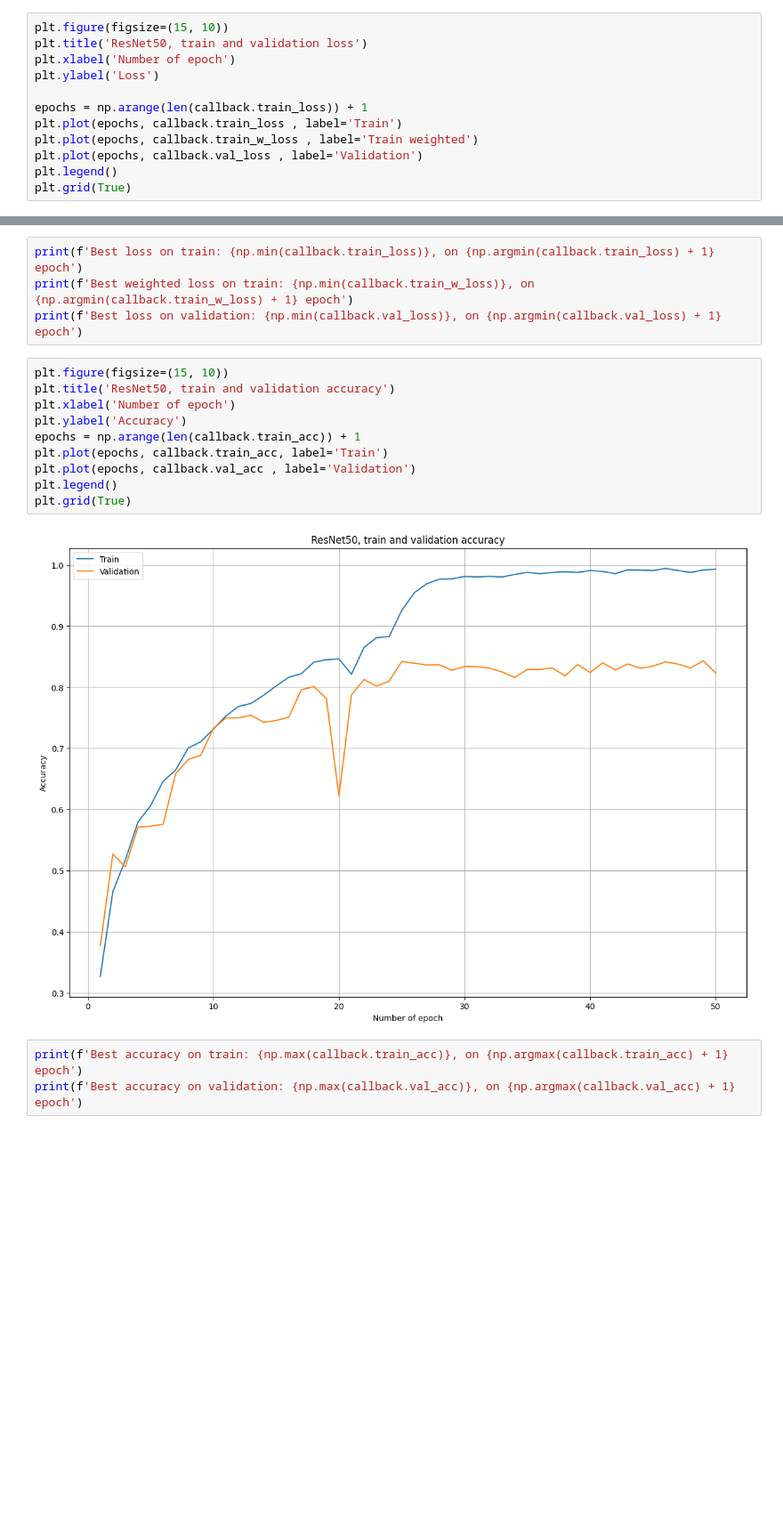
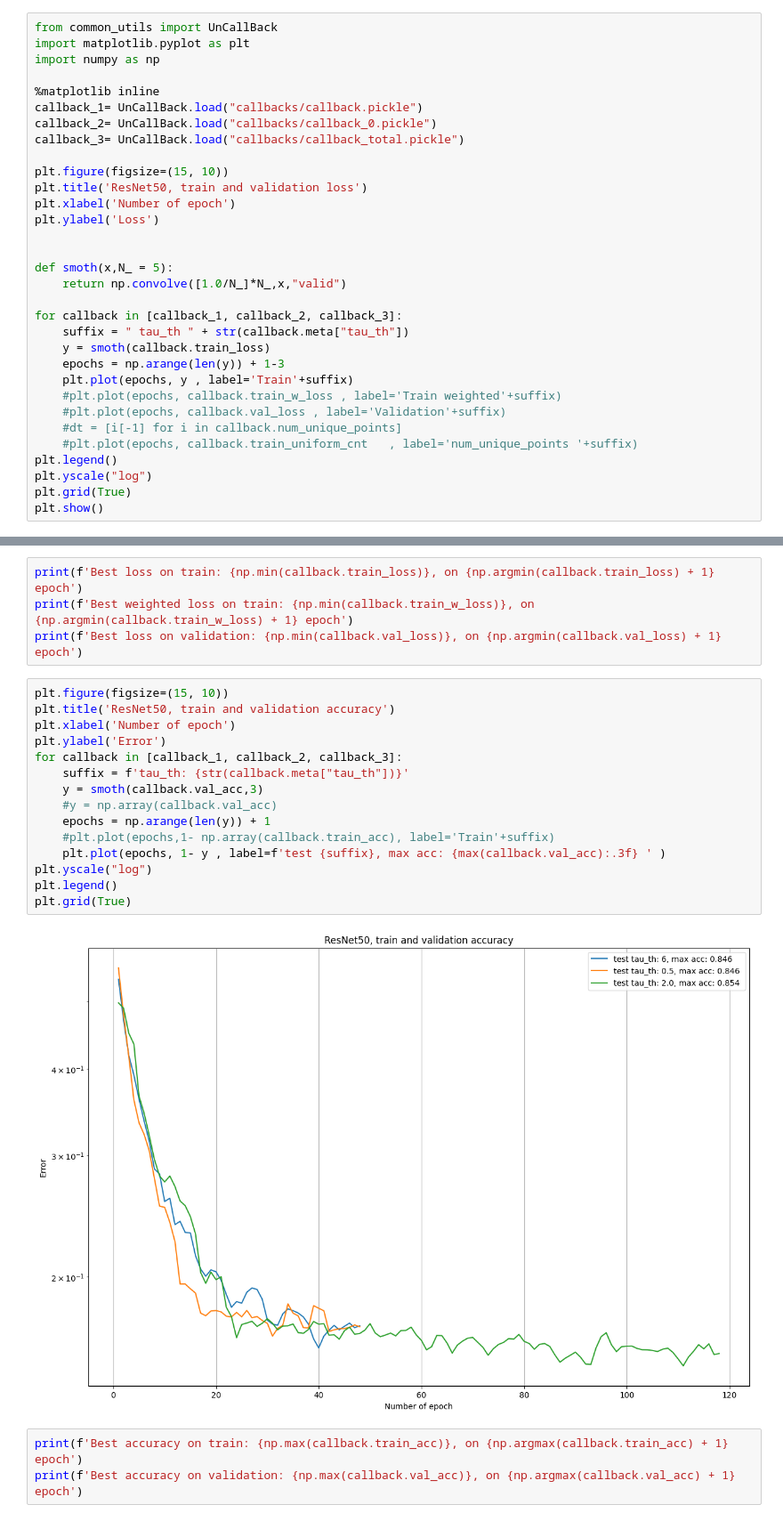
Before and after one commit to Stanpie3/importance_sampling, a Jupyter notebook: ImportanceSamplingMLProject.ipynb, the cells around one changed output, grey strips where cells are left out. Shown at 89% size. Cells and saved outputs as stored; diff of their text form; blank space fills up the shorter version.

```diff
--- a/ImportanceSamplingMLProject.ipynb
+++ b/ImportanceSamplingMLProject.ipynb
@@ -192,15 +189,35 @@ loss, acc = evaluate(model, test_loader, loss_fn)
 print(f'ResNet50, test loss: {loss}')
 print(f'ResNet50, test accuracy: {acc}')
 # %%
+from common_utils import UnCallBack
+import matplotlib.pyplot as plt
+import numpy as np
+
+%matplotlib inline
+callback_1= UnCallBack.load("callbacks/callback.pickle")
+callback_2= UnCallBack.load("callbacks/callback_0.pickle")
+callback_3= UnCallBack.load("callbacks/callback_total.pickle")
+
 plt.figure(figsize=(15, 10))
 plt.title('ResNet50, train and validation loss')
 plt.xlabel('Number of epoch')
 plt.ylabel('Loss')
 
-epochs = np.arange(len(callback.train_loss)) + 1
-plt.plot(epochs, callback.train_loss , label='Train')
-plt.plot(epochs, callback.train_w_loss , label='Train weighted')
-plt.plot(epochs, callback.val_loss , label='Validation')
+
+def smoth(x,N_ = 5):
+    return np.convolve([1.0/N_]*N_,x,"valid")
+
+for callback in [callback_1, callback_2, callback_3]:
+    suffix = " tau_th " + str(callback.meta["tau_th"])
+    y = smoth(callback.train_loss)
+    epochs = np.arange(len(y)) + 1-3
+    plt.plot(epochs, y , label='Train'+suffix)
+    #plt.plot(epochs, callback.train_w_loss , label='Train weighted'+suffix)
+    #plt.plot(epochs, callback.val_loss , label='Validation'+suffix)
+    #dt = [i[-1] for i in callback.num_unique_points]
+    #plt.plot(epochs, callback.train_uniform_cnt   , label='num_unique_points '+suffix)
 plt.legend()
+plt.yscale("log")
 plt.grid(True)
+plt.show()
 # %% [output]
@@ -212,15 +229,20 @@ print(f'Best loss on validation: {np.min(callback.val_loss)}, on {np.argmin(call
 # %%
 plt.figure(figsize=(15, 10))
 plt.title('ResNet50, train and validation accuracy')
 plt.xlabel('Number of epoch')
-plt.ylabel('Accuracy')
-epochs = np.arange(len(callback.train_acc)) + 1
-plt.plot(epochs, callback.train_acc, label='Train')
-plt.plot(epochs, callback.val_acc , label='Validation')
+plt.ylabel('Error')
+for callback in [callback_1, callback_2, callback_3]:
+    suffix = f'tau_th: {str(callback.meta["tau_th"])}'
+    y = smoth(callback.val_acc,3)
+    #y = np.array(callback.val_acc)
+    epochs = np.arange(len(y)) + 1
+    #plt.plot(epochs,1- np.array(callback.train_acc), label='Train'+suffix)
+    plt.plot(epochs, 1- y , label=f'test {suffix}, max acc: {max(callback.val_acc):.3f} ' )
+plt.yscale("log")
 plt.legend()
 plt.grid(True)
 # %% [output]
-[figure, old version]
+[figure, new version]
 # %%
 print(f'Best accuracy on train: {np.max(callback.train_acc)}, on {np.argmax(callback.train_acc) + 1} epoch')
 print(f'Best accuracy on validation: {np.max(callback.val_acc)}, on {np.argmax(callback.val_acc) + 1} epoch')
```
Also changed, not shown: parts of 4 cells of this notebook, 1 other file.
